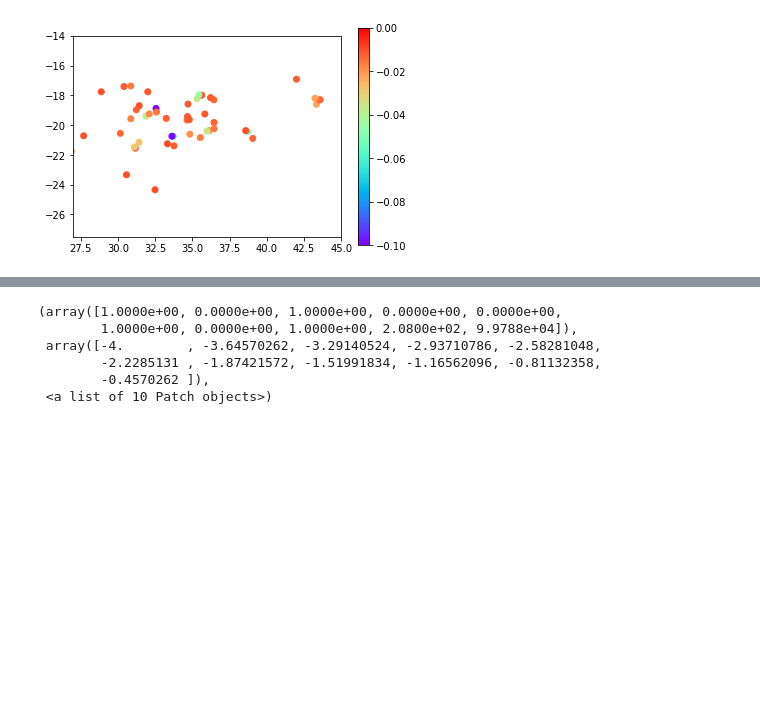
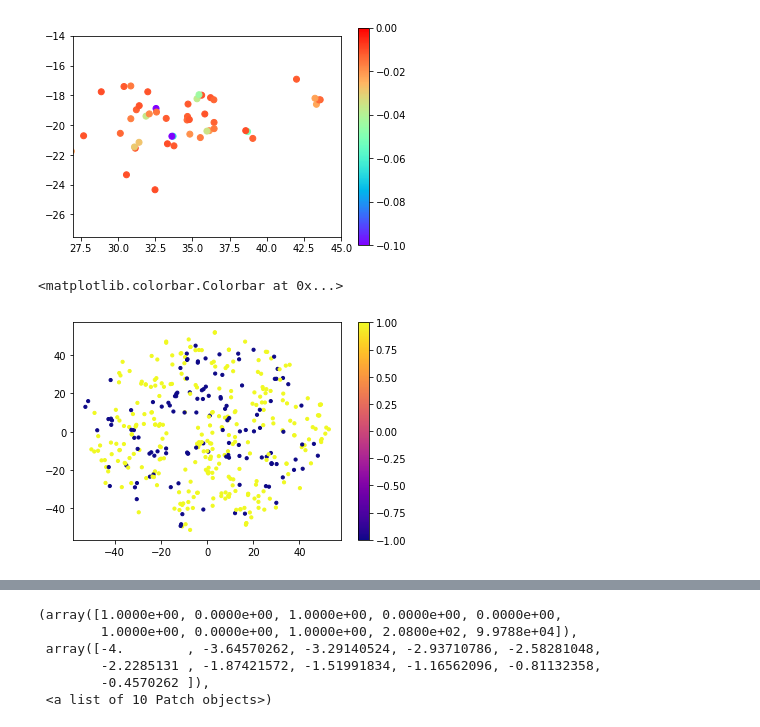
Before and after one commit to someoneinthecrowd/Microroller_Fields, a Jupyter notebook: 4para_try.ipynb, the cells around one changed output, grey strips where cells are left out. Cells and saved outputs as stored; diff of their text form; code cells hidden in the pictures; blank space fills up the shorter version.

```diff
--- a/4para_try.ipynb
+++ b/4para_try.ipynb
@@ -304,3 +310,9 @@ plt.colorbar()
 # %% [output]
 <matplotlib.colorbar.Colorbar at 0x...>
 [figure]
+# %%
+plt.scatter(hp_tsne[:,0][np.abs(result)>1], hp_tsne[:,1][np.abs(result)>1],c=result[np.abs(result)>1],cmap=cm.plasma,vmin=-1,vmax=1,s=10)#,vmin=-0.,vmax=0.01,marker='.')
+plt.colorbar()
+# %% [output]
+<matplotlib.colorbar.Colorbar at 0x...>
+[figure, added]
```
Also changed, not shown: parts of 11 cells of this notebook.
